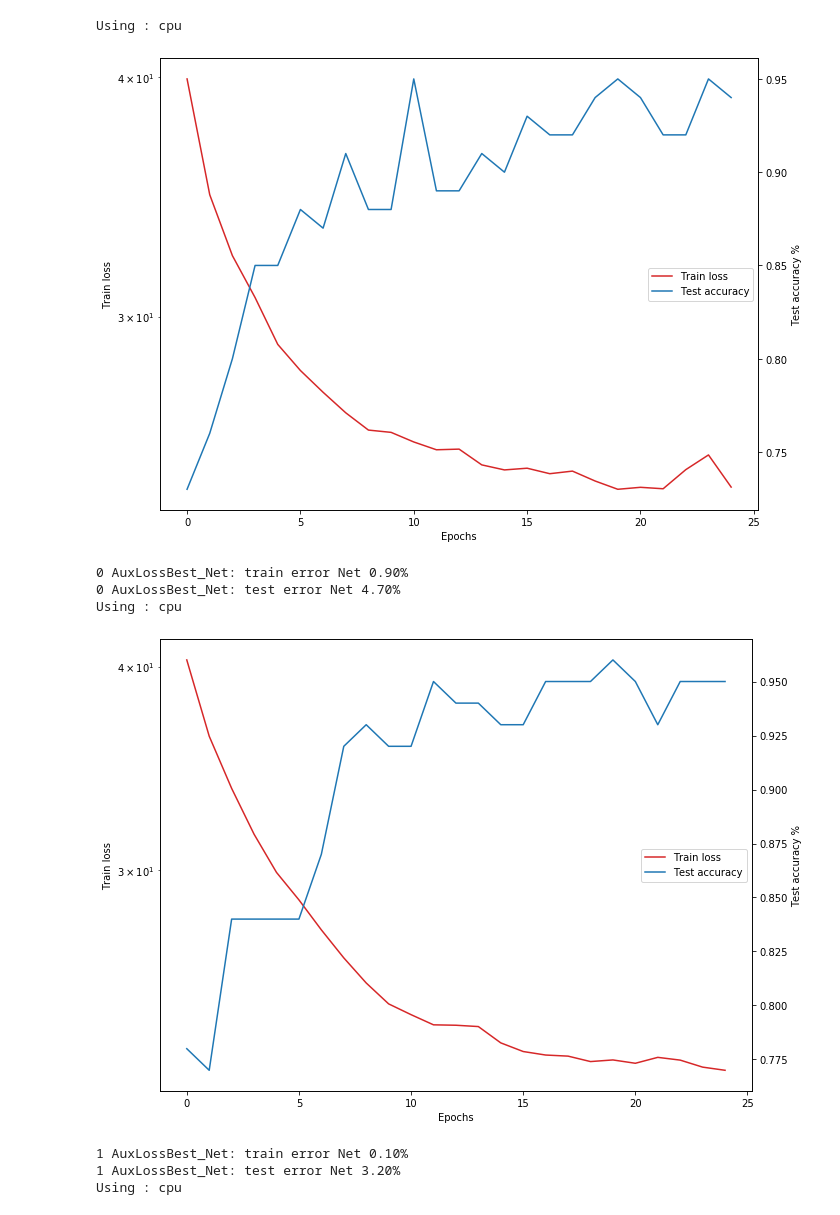
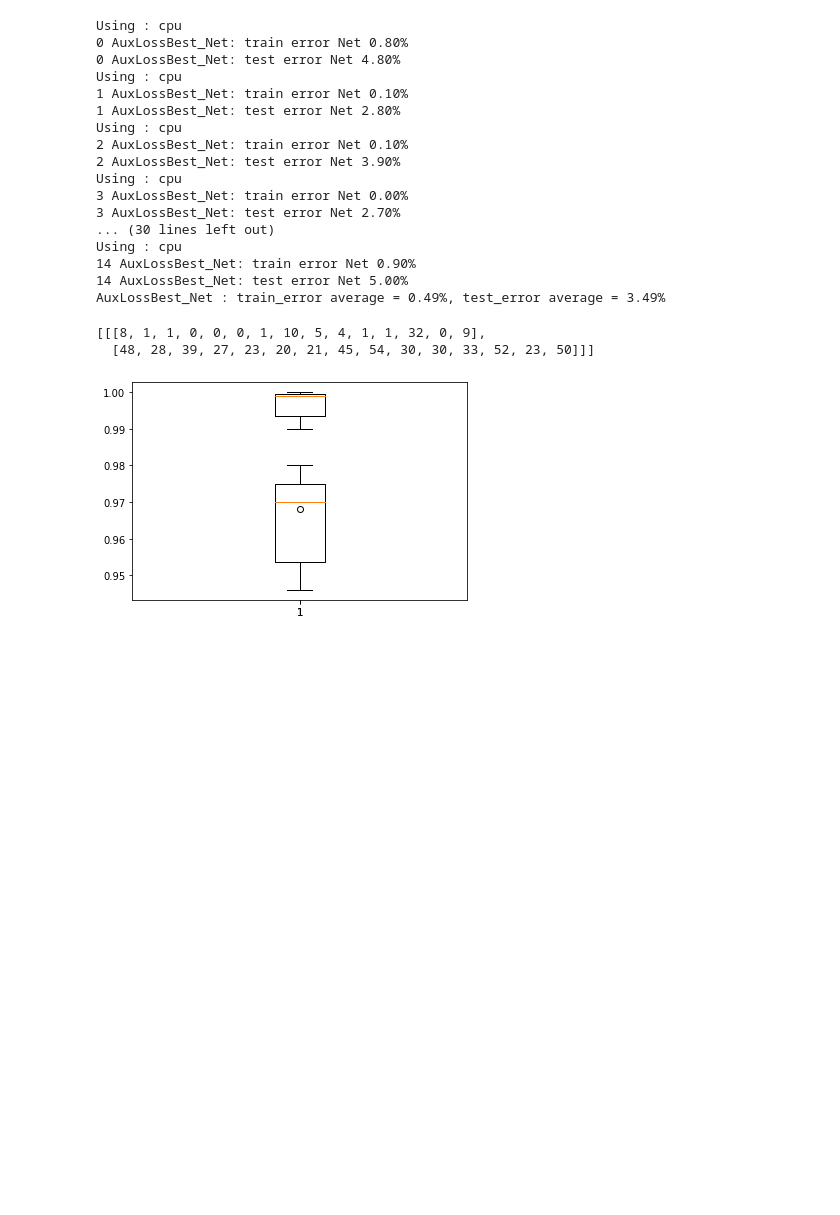
Before and after one commit to diegocantonr/dl_project1, a Jupyter notebook: Test.ipynb, the cells around one changed output. Drawn from its saved outputs; the diff is of its cells as text; code cells hidden in the pictures; blank space fills up the shorter version.

```diff
--- a/Test.ipynb
+++ b/Test.ipynb
@@ -57,14 +92,24 @@ Using : cpu
 # %%
-from WS_AuxLoss import compute_stats
-
-compute_stats(nb_average=5, nb_epochs=25)
+# WS_AuxLoss boxplot
+compute_stats(nb_average=15, nb_epochs=25, lossplot=False)
 # %% [output]
 Using : cpu
+0 AuxLossBest_Net: train error Net 0.80%
+0 AuxLossBest_Net: test error Net 4.80%
+Using : cpu
+1 AuxLossBest_Net: train error Net 0.10%
+1 AuxLossBest_Net: test error Net 2.80%
+Using : cpu
+2 AuxLossBest_Net: train error Net 0.10%
+2 AuxLossBest_Net: test error Net 3.90%
+Using : cpu
+3 AuxLossBest_Net: train error Net 0.00%
+3 AuxLossBest_Net: test error Net 2.70%
+... (30 lines left out)
+Using : cpu
+14 AuxLossBest_Net: train error Net 0.90%
+14 AuxLossBest_Net: test error Net 5.00%
+AuxLossBest_Net : train_error average = 0.49%, test_error average = 3.49%
+[[[8, 1, 1, 0, 0, 0, 1, 10, 5, 4, 1, 1, 32, 0, 9],
+  [48, 28, 39, 27, 23, 20, 21, 45, 54, 30, 30, 33, 52, 23, 50]]]
-[figure, old version]
+[figure, new version]
-0 AuxLossBest_Net: train error Net 0.90%
-0 AuxLossBest_Net: test error Net 4.70%
-Using : cpu
-[figure, removed]
-1 AuxLossBest_Net: train error Net 0.10%
-1 AuxLossBest_Net: test error Net 3.20%
-Using : cpu
```
Also changed, not shown: parts of 6 cells of this notebook, 3 other files.
